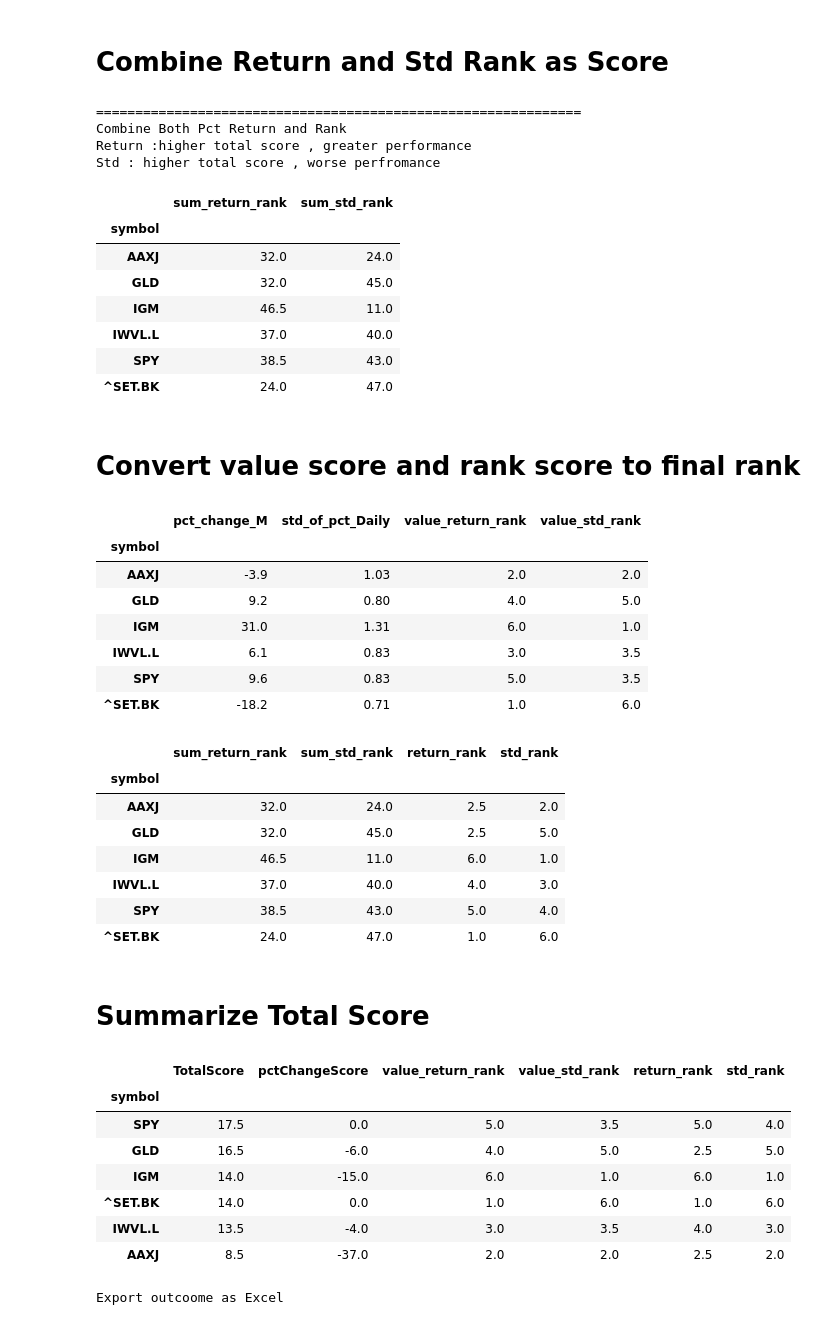
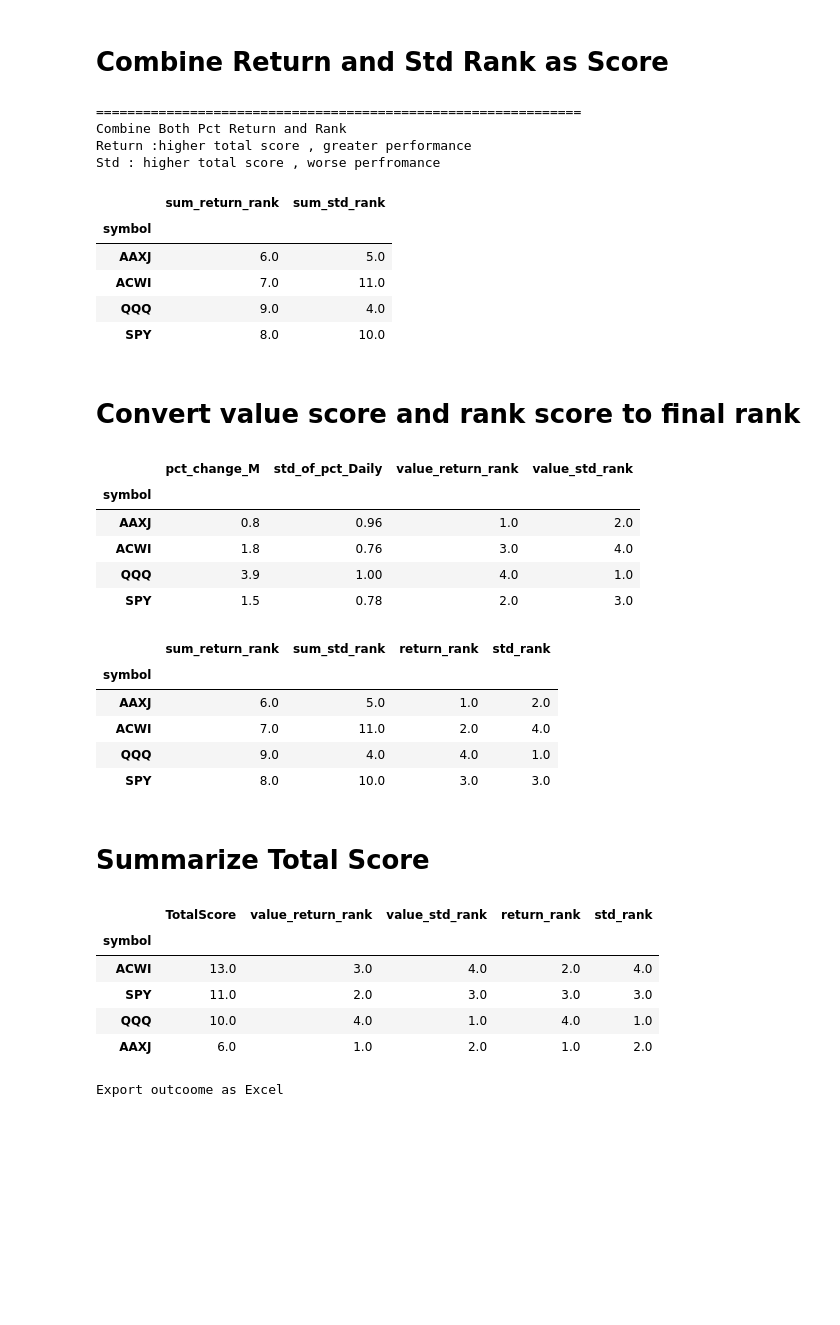
Before and after one commit to technqvi/FinQuant, a Jupyter notebook: funds_buyhold_return_std__perf.ipynb, the cells around one changed output. Drawn from its saved outputs; the diff is of its cells as text; code cells hidden in the pictures; blank space fills up the shorter version.

```diff
--- a/funds_buyhold_return_std__perf.ipynb
+++ b/funds_buyhold_return_std__perf.ipynb
@@ -15,15 +15,15 @@ def df_horizontal(dfs):
     display(HTML(html))
 # %%
 data_path=r'D:\PythonDev\MyQuantFinProject\Data'
-data_file='MyPort23.csv'
+data_file='World_Sep-Nov-23.csv'
 isPy=False
 isPriceExcel=True
 # %% [markdown]
 # Specify Period and Timefame to caculate fund performance and
 # %%
 # If you want to see July-Oct, you have to have last trading day of June
-from_str='2022-12-01'
-to_str='2023-10-31'
+from_str='2022-08-01'
+to_str='2023-11-30'
 timeframe='M'
 
 pct_return_col=f"pct_change_{timeframe}"
@@ -316,12 +286,10 @@ Return :higher total score , greater performance
 Std : higher total score , worse perfromance
 |  | sum_return_rank | sum_std_rank |
 | symbol |  |  |
-| AAXJ | 32.0 | 24.0 |
-| GLD | 32.0 | 45.0 |
-| IGM | 46.5 | 11.0 |
-| IWVL.L | 37.0 | 40.0 |
-| SPY | 38.5 | 43.0 |
-| ^SET.BK | 24.0 | 47.0 |
+| AAXJ | 6.0 | 5.0 |
+| ACWI | 7.0 | 11.0 |
+| QQQ | 9.0 | 4.0 |
+| SPY | 8.0 | 10.0 |
 # %% [markdown]
 # Convert value score   and rank score to final rank
 # %%
@@ -336,42 +304,37 @@ df_horizontal([dfValueSummary, dfRankSummary])
 # %% [output]
 |  | pct_change_M | std_of_pct_Daily | value_return_rank | value_std_rank |
 | symbol |  |  |  |  |
-| AAXJ | -3.9 | 1.03 | 2.0 | 2.0 |
-| GLD | 9.2 | 0.80 | 4.0 | 5.0 |
-| IGM | 31.0 | 1.31 | 6.0 | 1.0 |
-| IWVL.L | 6.1 | 0.83 | 3.0 | 3.5 |
-| SPY | 9.6 | 0.83 | 5.0 | 3.5 |
-| ^SET.BK | -18.2 | 0.71 | 1.0 | 6.0 |
+| AAXJ | 0.8 | 0.96 | 1.0 | 2.0 |
+| ACWI | 1.8 | 0.76 | 3.0 | 4.0 |
+| QQQ | 3.9 | 1.00 | 4.0 | 1.0 |
+| SPY | 1.5 | 0.78 | 2.0 | 3.0 |
 |  | sum_return_rank | sum_std_rank | return_rank | std_rank |
 | symbol |  |  |  |  |
-| AAXJ | 32.0 | 24.0 | 2.5 | 2.0 |
-| GLD | 32.0 | 45.0 | 2.5 | 5.0 |
-| IGM | 46.5 | 11.0 | 6.0 | 1.0 |
-| IWVL.L | 37.0 | 40.0 | 4.0 | 3.0 |
-| SPY | 38.5 | 43.0 | 5.0 | 4.0 |
-| ^SET.BK | 24.0 | 47.0 | 1.0 | 6.0 |
+| AAXJ | 6.0 | 5.0 | 1.0 | 2.0 |
+| ACWI | 7.0 | 11.0 | 2.0 | 4.0 |
+| QQQ | 9.0 | 4.0 | 4.0 | 1.0 |
+| SPY | 8.0 | 10.0 | 3.0 | 3.0 |
 # %% [markdown]
 # Summarize Total Score
 # %%
 dfFinalScore= pd.concat([ dfValueSummary[['value_return_rank','value_std_rank']],dfRankSummary[['return_rank','std_rank']]],axis=1)
 dfFinalScore['TotalScore']=dfFinalScore.sum(axis=1)
 dfFinalScore=dfFinalScore.sort_values(by='TotalScore',ascending=False)
 
-dfFinalScore['pctChangeScore']=dfFinalScore['TotalScore'].pct_change()*100
-dfFinalScore['pctChangeScore']=dfFinalScore['pctChangeScore'].round(0)
-dfFinalScore.fillna(value=0,inplace=True)
+# dfFinalScore['pctChangeScore']=dfFinalScore['TotalScore'].pct_change()*100
+# dfFinalScore['pctChangeScore']=dfFinalScore['pctChangeScore'].round(0)
+# dfFinalScore.fillna(value=0,inplace=True)
 
-dfFinalScore=dfFinalScore[['TotalScore','pctChangeScore','value_return_rank','value_std_rank','return_rank','std_rank']]
+# dfFinalScore=dfFinalScore[['TotalScore','pctChangeScore','value_return_rank','value_std_rank','return_rank','std_rank']]
+dfFinalScore=dfFinalScore[['TotalScore','value_return_rank','value_std_rank','return_rank','std_rank']]
 dfFinalScore
 # %% [output]
-|  | TotalScore | pctChangeScore | value_return_rank | value_std_rank | return_rank | std_rank |
-| symbol |  |  |  |  |  |  |
-| SPY | 17.5 | 0.0 | 5.0 | 3.5 | 5.0 | 4.0 |
-| GLD | 16.5 | -6.0 | 4.0 | 5.0 | 2.5 | 5.0 |
-| IGM | 14.0 | -15.0 | 6.0 | 1.0 | 6.0 | 1.0 |
-| ^SET.BK | 14.0 | 0.0 | 1.0 | 6.0 | 1.0 | 6.0 |
-| IWVL.L | 13.5 | -4.0 | 3.0 | 3.5 | 4.0 | 3.0 |
-| AAXJ | 8.5 | -37.0 | 2.0 | 2.0 | 2.5 | 2.0 |
+|  | TotalScore | value_return_rank | value_std_rank | return_rank | std_rank |
+| symbol |  |  |  |  |  |
+| ACWI | 13.0 | 3.0 | 4.0 | 2.0 | 4.0 |
+| SPY | 11.0 | 2.0 | 3.0 | 3.0 | 3.0 |
+| QQQ | 10.0 | 4.0 | 1.0 | 4.0 | 1.0 |
+| AAXJ | 6.0 | 1.0 | 2.0 | 1.0 | 2.0 |
 # %%
 if isPriceExcel:
     print("Export outcoome as Excel")
```
Also changed, not shown: parts of 7 cells of this notebook, 3 other files.
